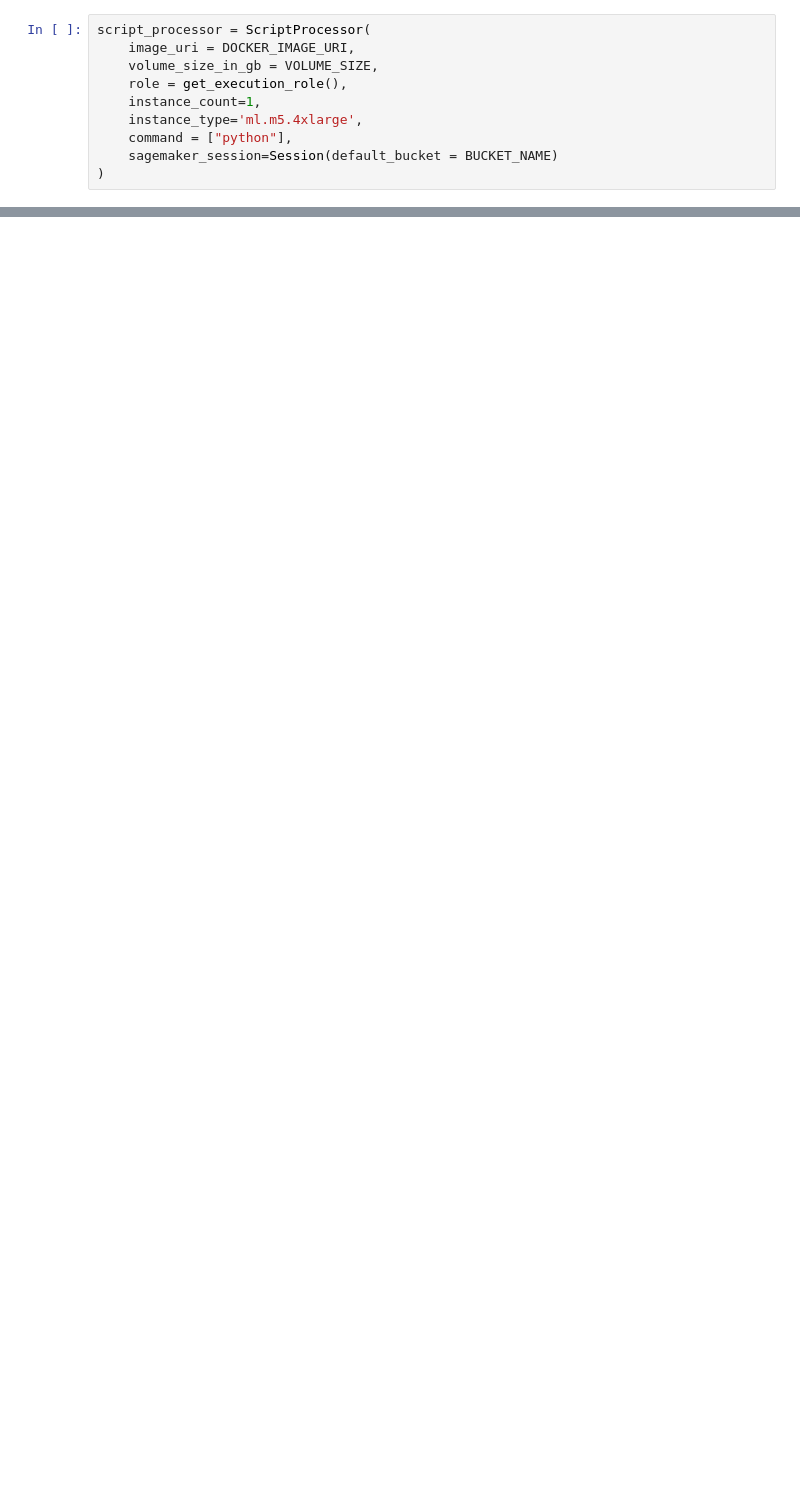
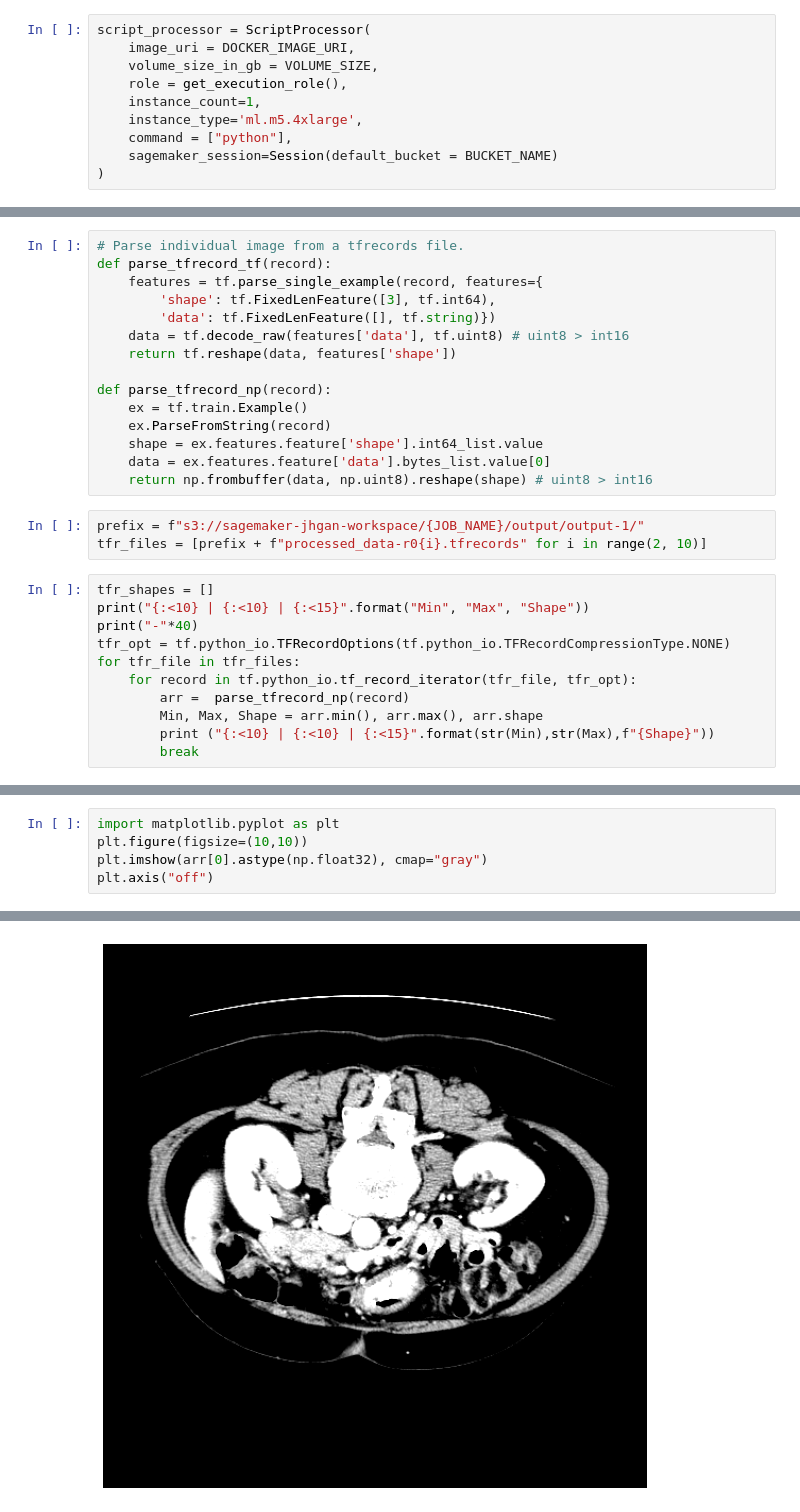
Before and after one commit to jhgan00/pggan, a Jupyter notebook: preprocess.ipynb, the cells around one changed output, grey strips where cells are left out. Cells and saved outputs as stored; diff of their text form; blank space fills up the shorter version.

Commit message:
final-train

```diff
--- a/preprocess.ipynb
+++ b/preprocess.ipynb
@@ -96,0 +146,29 @@ Loading images from "/opt/ml/processing/input_data"
+# %%
+# Parse individual image from a tfrecords file.
+def parse_tfrecord_tf(record):
+    features = tf.parse_single_example(record, features={
+        'shape': tf.FixedLenFeature([3], tf.int64),
+        'data': tf.FixedLenFeature([], tf.string)})
+    data = tf.decode_raw(features['data'], tf.uint8) # uint8 > int16
+    return tf.reshape(data, features['shape'])
+
+def parse_tfrecord_np(record):
+    ex = tf.train.Example()
+    ex.ParseFromString(record)
+    shape = ex.features.feature['shape'].int64_list.value
+    data = ex.features.feature['data'].bytes_list.value[0]
+    return np.frombuffer(data, np.uint8).reshape(shape) # uint8 > int16
+# %%
+prefix = f"s3://sagemaker-jhgan-workspace/{JOB_NAME}/output/output-1/"
+tfr_files = [prefix + f"processed_data-r0{i}.tfrecords" for i in range(2, 10)]
+# %%
+tfr_shapes = []
+print("{:<10} | {:<10} | {:<15}".format("Min", "Max", "Shape"))
+print("-"*40)
+tfr_opt = tf.python_io.TFRecordOptions(tf.python_io.TFRecordCompressionType.NONE)
+for tfr_file in tfr_files:
+    for record in tf.python_io.tf_record_iterator(tfr_file, tfr_opt):
+        arr =  parse_tfrecord_np(record)
+        Min, Max, Shape = arr.min(), arr.max(), arr.shape
+        print ("{:<10} | {:<10} | {:<15}".format(str(Min),str(Max),f"{Shape}"))
+        break
@@ -96,0 +186,6 @@ Loading images from "/opt/ml/processing/input_data"
+# %%
+import matplotlib.pyplot as plt
+plt.figure(figsize=(10,10))
+plt.imshow(arr[0].astype(np.float32), cmap="gray")
+plt.axis("off")
+# %% [output]
@@ -96,0 +193 @@ Loading images from "/opt/ml/processing/input_data"
+[figure, added]
```
Also changed, not shown: parts of 13 cells of this notebook, 12 other files.
